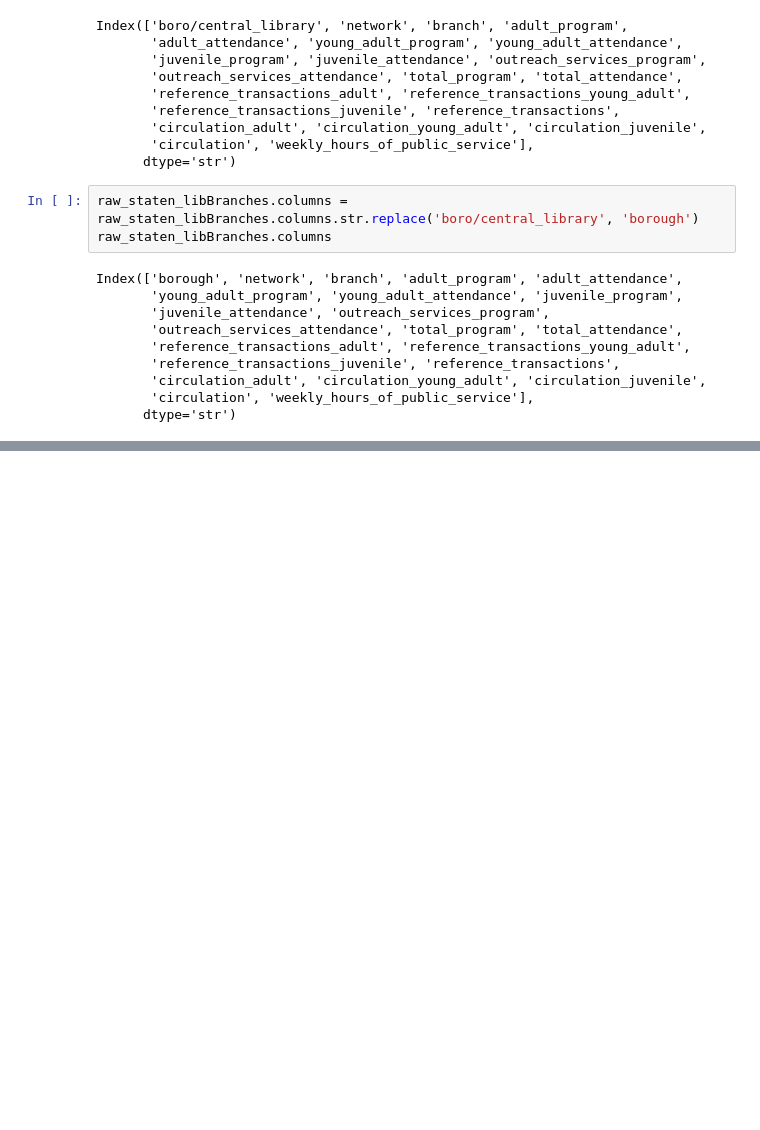
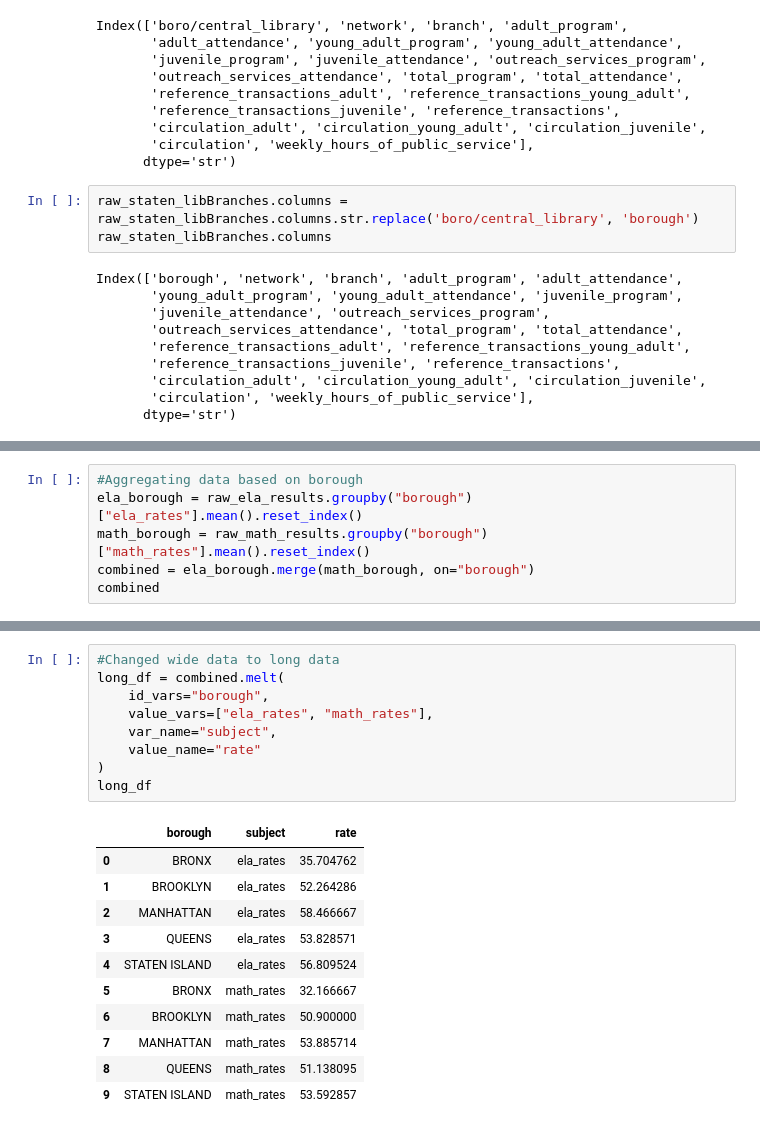
Before and after one commit to YasmineRaef/NYC_OpenSource_Literacy_rates, a Jupyter notebook: Literacy_rates.ipynb, the cells around one changed output, grey strips where cells are left out. Cells and saved outputs as stored; diff of their text form; blank space fills up the shorter version.

```diff
--- a/Literacy_rates.ipynb
+++ b/Literacy_rates.ipynb
@@ -308,0 +271,6 @@ Index(['borough', 'network', 'branch', 'adult_program', 'adult_attendance',
+# %%
+#Aggregating data based on borough
+ela_borough = raw_ela_results.groupby("borough")["ela_rates"].mean().reset_index()
+math_borough = raw_math_results.groupby("borough")["math_rates"].mean().reset_index()
+combined = ela_borough.merge(math_borough, on="borough")
+combined
@@ -308,0 +284,21 @@ Index(['borough', 'network', 'branch', 'adult_program', 'adult_attendance',
+# %%
+#Changed wide data to long data
+long_df = combined.melt(
+    id_vars="borough",
+    value_vars=["ela_rates", "math_rates"],
+    var_name="subject",
+    value_name="rate"
+)
+long_df
+# %% [output]
+|  | borough | subject | rate |
+| 0 | BRONX | ela_rates | 35.704762 |
+| 1 | BROOKLYN | ela_rates | 52.264286 |
+| 2 | MANHATTAN | ela_rates | 58.466667 |
+| 3 | QUEENS | ela_rates | 53.828571 |
+| 4 | STATEN ISLAND | ela_rates | 56.809524 |
+| 5 | BRONX | math_rates | 32.166667 |
+| 6 | BROOKLYN | math_rates | 50.900000 |
+| 7 | MANHATTAN | math_rates | 53.885714 |
+| 8 | QUEENS | math_rates | 51.138095 |
+| 9 | STATEN ISLAND | math_rates | 53.592857 |
```
Also changed, not shown: parts of 12 cells of this notebook, 2 other files.
